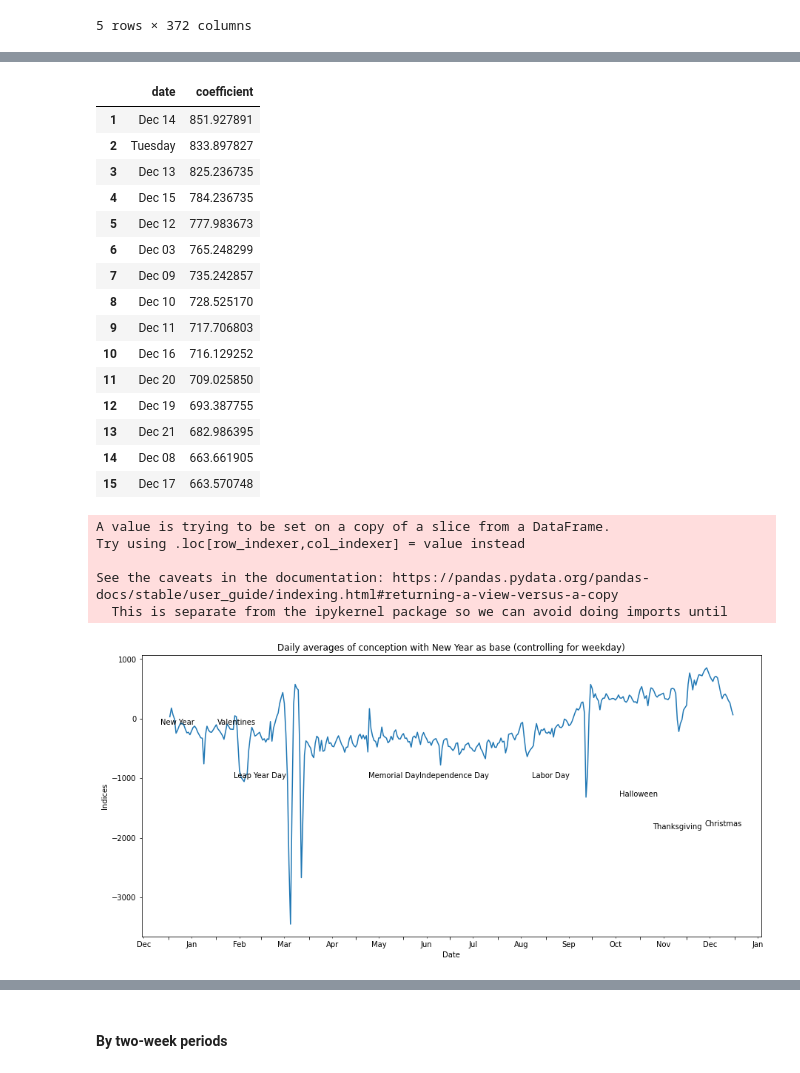
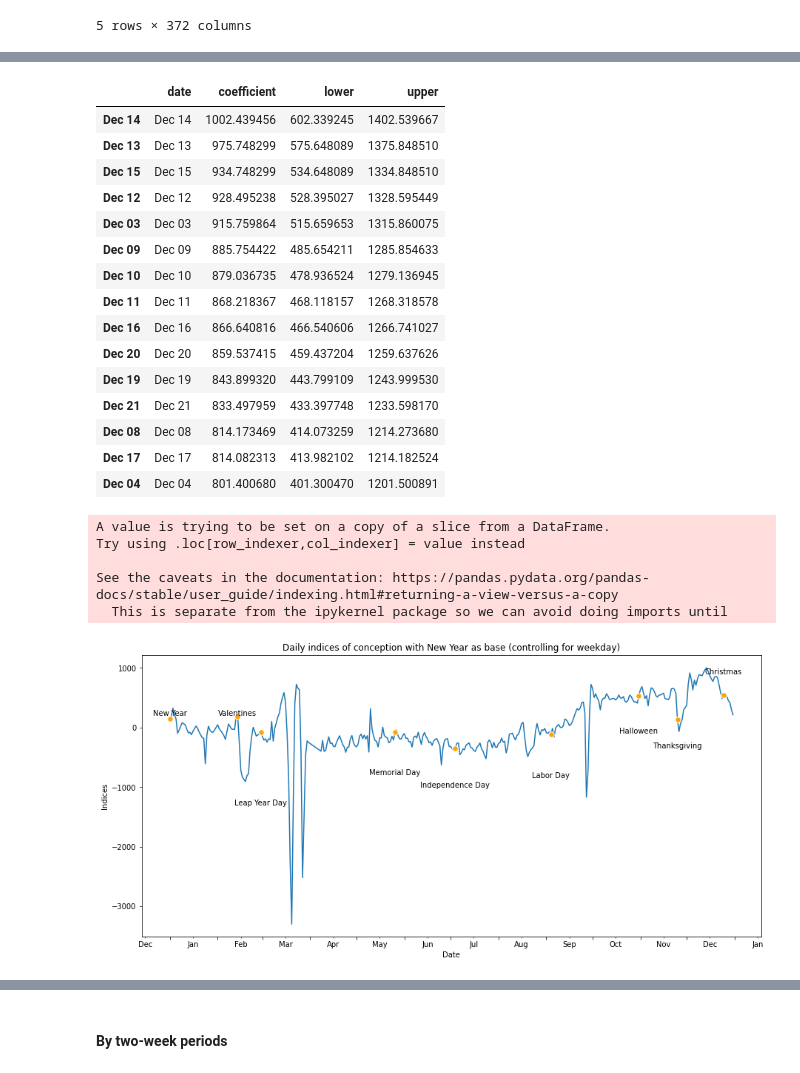
Before and after one commit to taidnguyen/us-birthdays, a Jupyter notebook: main.ipynb, the cells around one changed output, grey strips where cells are left out. Drawn from its saved outputs; the diff is of its cells as text; code cells hidden in the pictures.

Commit message:
add facet plot

```diff
--- a/main.ipynb
+++ b/main.ipynb
@@ -151,7 +144,7 @@ for col in ['dayofweek', 'conceived_date']:
     dummy = pd.get_dummies(data[col])
     data = pd.concat([data, dummy], axis=1)
 
-data = data.drop(columns=['conceived_date', 'dayofweek', 'Jan 01', 'Monday']) #drop Jan 01, Monday as they are our base
+data = data.drop(columns=['conceived_date', 'dayofweek', 'Jan 17', 'Monday']) #drop Jan 17(average), Monday as they are our base
 data.head()
 # %% [output]
 |  | mean | Friday | Saturday | Sunday | Thursday | Tuesday | Wednesday | Apr 01 | Apr 02 | Apr 03 | ... | ... |
@@ -203,54 +196,72 @@ Warnings:
 [1] Standard Errors assume that the covariance matrix of the errors is correctly specified.
 # %%
 # Print top 15 dates
-results_df = pd.DataFrame({'date':results.params.index, 'coefficient':results.params.values})
-results_df.sort_values(by='coefficient', ascending=False)[:16].reset_index(drop=True)[1:]
+results_df = pd.DataFrame({'date':results.params.index, 'coefficient':results.params.values,
+                          'lower': results.conf_int()[0], 'upper':results.conf_int()[1]})
+results_df = results_df[~(results_df['date'].isin(['const', 'Tuesday', 'Wednesday', 'Thursday', 'Friday', 'Saturday', 'Sunday']))]
+results_df.sort_values(by='coefficient', ascending=False)[:15]
 # %% [output]
-|  | date | coefficient |
-| 1 | Dec 14 | 851.927891 |
-| 2 | Tuesday | 833.897827 |
-| 3 | Dec 13 | 825.236735 |
-| 4 | Dec 15 | 784.236735 |
-| 5 | Dec 12 | 777.983673 |
-| 6 | Dec 03 | 765.248299 |
-| 7 | Dec 09 | 735.242857 |
-| 8 | Dec 10 | 728.525170 |
-| 9 | Dec 11 | 717.706803 |
-| 10 | Dec 16 | 716.129252 |
-| 11 | Dec 20 | 709.025850 |
-| 12 | Dec 19 | 693.387755 |
-| 13 | Dec 21 | 682.986395 |
-| 14 | Dec 08 | 663.661905 |
-| 15 | Dec 17 | 663.570748 |
+|  | date | coefficient | lower | upper |
+| Dec 14 | Dec 14 | 1002.439456 | 602.339245 | 1402.539667 |
+| Dec 13 | Dec 13 | 975.748299 | 575.648089 | 1375.848510 |
+| Dec 15 | Dec 15 | 934.748299 | 534.648089 | 1334.848510 |
+| Dec 12 | Dec 12 | 928.495238 | 528.395027 | 1328.595449 |
+| Dec 03 | Dec 03 | 915.759864 | 515.659653 | 1315.860075 |
+| Dec 09 | Dec 09 | 885.754422 | 485.654211 | 1285.854633 |
+| Dec 10 | Dec 10 | 879.036735 | 478.936524 | 1279.136945 |
+| Dec 11 | Dec 11 | 868.218367 | 468.118157 | 1268.318578 |
+| Dec 16 | Dec 16 | 866.640816 | 466.540606 | 1266.741027 |
+| Dec 20 | Dec 20 | 859.537415 | 459.437204 | 1259.637626 |
+| Dec 19 | Dec 19 | 843.899320 | 443.799109 | 1243.999530 |
+| Dec 21 | Dec 21 | 833.497959 | 433.397748 | 1233.598170 |
+| Dec 08 | Dec 08 | 814.173469 | 414.073259 | 1214.273680 |
+| Dec 17 | Dec 17 | 814.082313 | 413.982102 | 1214.182524 |
+| Dec 04 | Dec 04 | 801.400680 | 401.300470 | 1201.500891 |
 # %%
 # Get date (pick leap year as placeholder)
 data = results_df[7:]
 data['date'] = pd.to_datetime('2012 ' + data['date'], format='%Y %b %d', errors='ignore')
 
 # Plot
 ax = sns.lineplot(x=data['date'], y=data['coefficient'])
-ax.set(title='Daily averages of conception with New Year as base (controlling for weekday)', ylabel='Indices', xlabel='Date')
+ax.set(title='Daily indices of conception with New Year as base (controlling for weekday)', ylabel='Indices', xlabel='Date')
 
 # day labels
-ax.text(datetime.datetime(2012, 1, 7), -100, "New Year", ha='center')
-ax.text(datetime.datetime(2012, 2, 14), -100, "Valentines", ha='center')
-ax.text(datetime.datetime(2012, 2, 29), -1000, "Leap Year Day", ha='center')
-ax.text(datetime.datetime(2012, 5, 26), -1000, "Memorial Day", ha='center')
+ax.text(datetime.datetime(2012, 1, 1), 200, "New Year", ha='center')
+ax.text(datetime.datetime(2012, 2, 14), 200, "Valentines", ha='center')
+ax.text(datetime.datetime(2012, 2, 29), -1300, "Leap Year Day", ha='center')
+ax.text(datetime.datetime(2012, 5, 26), -800, "Memorial Day", ha='center')
 ax.text(datetime.datetime(2012, 7, 4), -1000, "Independence Day", ha='center')
-ax.text(datetime.datetime(2012, 9, 4), -1000, "Labor Day", ha='center')
-ax.text(datetime.datetime(2012, 10, 31), -1300, "Halloween", ha='center')
-ax.text(datetime.datetime(2012, 11, 25), -1850, "Thanksgiving", ha='center')
-ax.text(datetime.datetime(2012, 12, 25), -1800, "Christmas", ha='center')
+ax.text(datetime.datetime(2012, 9, 4), -850, "Labor Day", ha='center')
+ax.text(datetime.datetime(2012, 10, 31), -100, "Halloween", ha='center')
+ax.text(datetime.datetime(2012, 11, 25), -350, "Thanksgiving", ha='center')
+ax.text(datetime.datetime(2012, 12, 25), 900, "Christmas", ha='center')
+#dots
+point_dict = data.set_index('date').to_dict('index')
+
+def add_dot(year, month, day, value):
+    ax.plot(datetime.datetime(year, month, day), point_dict[datetime.datetime(year, month, day)][value],
+            marker='.', markersize=15, markeredgecolor='white', color='orange')
+
+add_dot(2012, 1, 1, value='coefficient')
+add_dot(2012, 2, 14, value='coefficient')
+add_dot(2012, 2, 29, value='coefficient')
+add_dot(2012, 5, 26, value='coefficient')
+add_dot(2012, 7, 4, value='coefficient')
+add_dot(2012, 9, 4, value='coefficient')
+add_dot(2012, 10, 31, value='coefficient')
+add_dot(2012, 11, 25, value='coefficient')
+add_dot(2012, 12, 25, value='coefficient')
 
 # adjust x-axis
 ax.xaxis.set_major_locator(mpl.dates.MonthLocator()) #force major ticks on a monthly time scale
 ax.xaxis.set_minor_locator(mpl.dates.MonthLocator(bymonthday=16))
 ax.xaxis.set_major_formatter(mpl.ticker.NullFormatter())
 ax.xaxis.set_minor_formatter(mpl.dates.DateFormatter('%b'))
 # %% [output]
 A value is trying to be set on a copy of a slice from a DataFrame.
 Try using .loc[row_indexer,col_indexer] = value instead
 
 See the caveats in the documentation: https://pandas.pydata.org/pandas-docs/stable/user_guide/indexing.html#returning-a-view-versus-a-copy
   This is separate from the ipykernel package so we can avoid doing imports until
-[figure, old version]
+[figure, new version]
```
Also changed, not shown: parts of 7 cells of this notebook.
